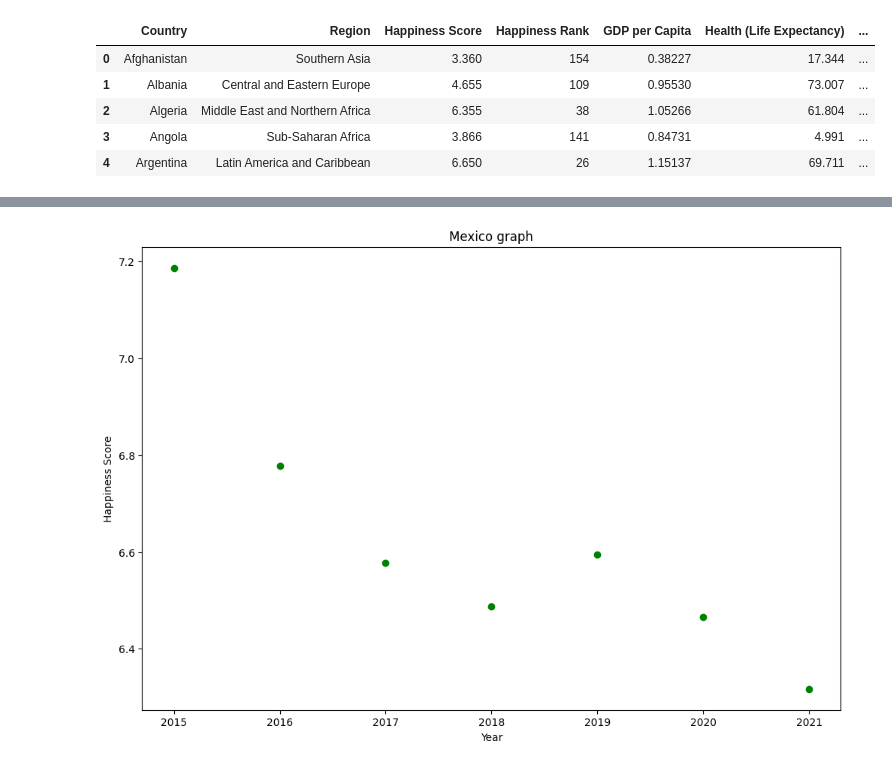
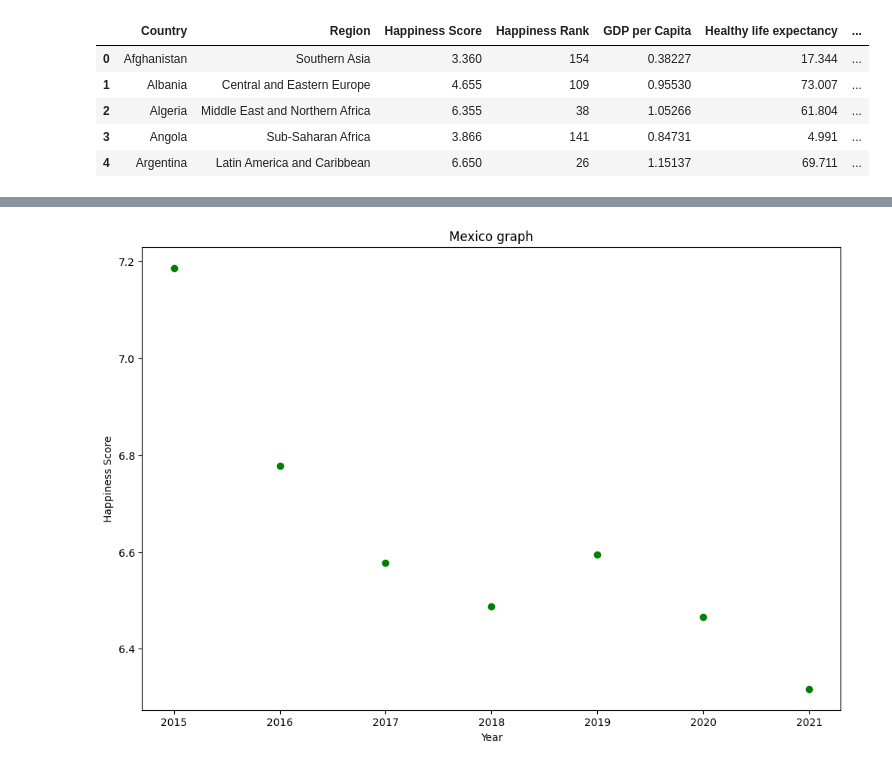
Before and after one commit to mayela/mlops-bootcamp, a Jupyter notebook: first_milestone/First_milestone.ipynb, the cells around one changed output, grey strips where cells are left out. Saved outputs shown, nothing was run; the diff lists cells and outputs as text; code cells hidden in the pictures.

```diff
--- a/first_milestone/First_milestone.ipynb
+++ b/first_milestone/First_milestone.ipynb
@@ -33,6 +61,5 @@ memory usage: 10.0+ KB
 # %%
 df_2016 = pd.read_csv("world-happiness-report/2016.csv", low_memory=False)
-df_2016["Health (Life Expectancy)"] = 100 * df_2016["Health (Life Expectancy)"]
 df_2016.info()
 df_2016.head()
 # %% [output]
@@ -52,6 +79,6 @@ Data columns (total 8 columns):
 dtypes: float64(5), int64(1), object(2)
 memory usage: 9.9+ KB
-|  | Country | Region | Happiness Score | Happiness Rank | GDP per Capita | Health (Life Expectancy) | ... |
+|  | Country | Region | Happiness Score | Happiness Rank | GDP per Capita | Healthy life expectancy | ... |
 | 0 | Afghanistan | Southern Asia | 3.360 | 154 | 0.38227 | 17.344 | ... |
 | 1 | Albania | Central and Eastern Europe | 4.655 | 109 | 0.95530 | 73.007 | ... |
 | 2 | Algeria | Middle East and Northern Africa | 6.355 | 38 | 1.05266 | 61.804 | ... |
```
Also changed, not shown: parts of 24 cells of this notebook, 10 other files.
